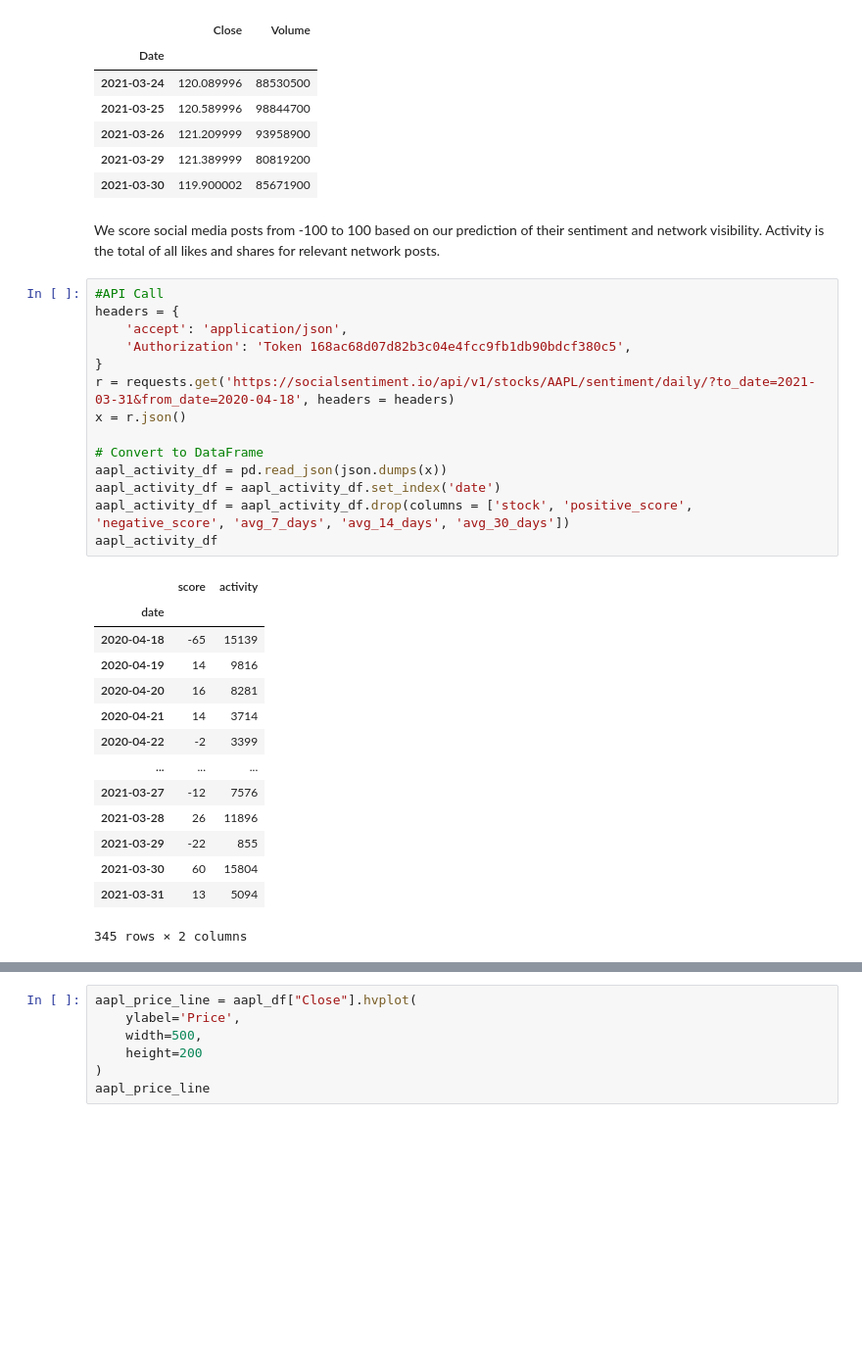
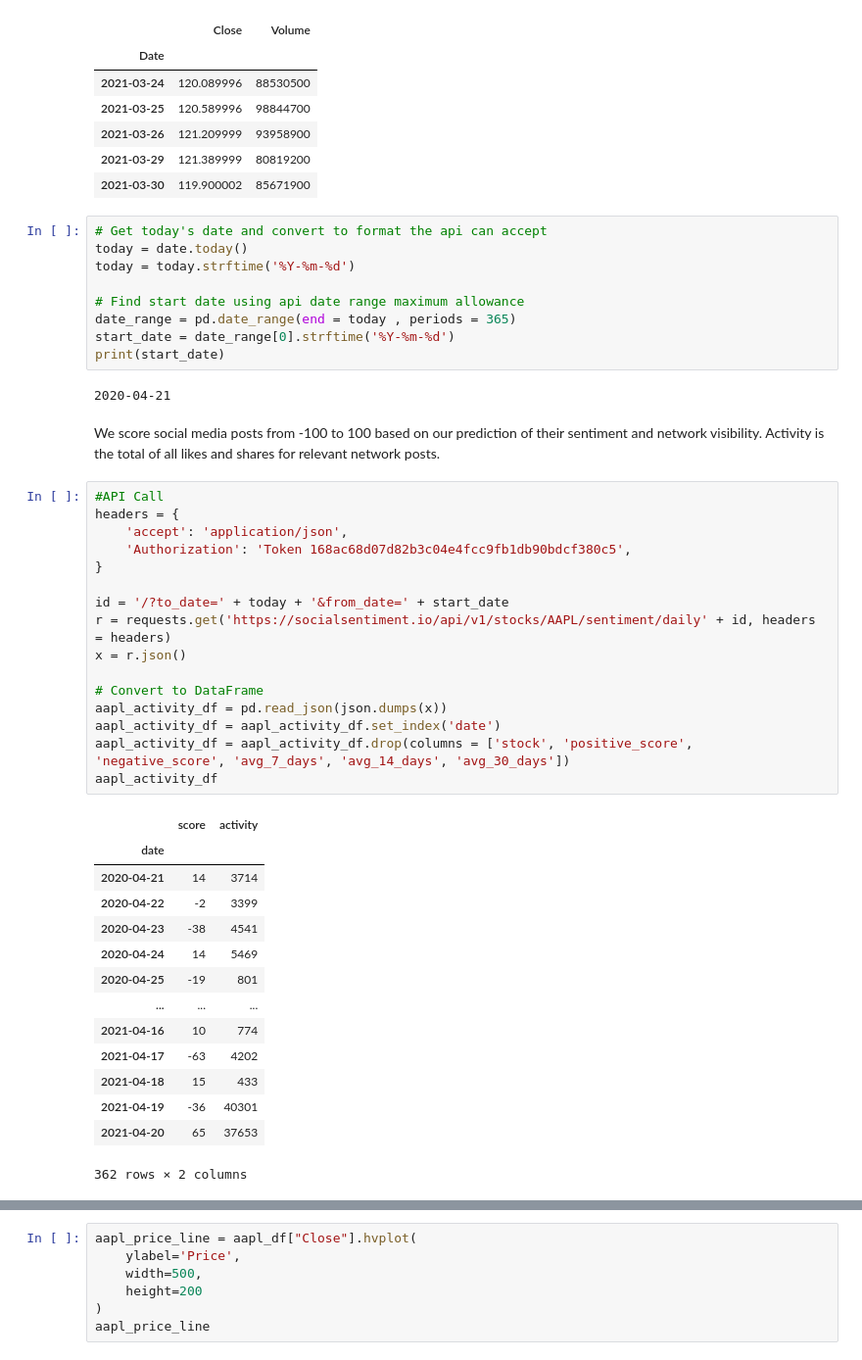
Before and after one commit to stk714/SocialMediaBets, a Jupyter notebook: Social_Sentiment.ipynb, the cells around one changed output, grey strips where cells are left out. Shown at 98% size. Drawn from its saved outputs; the diff is of its cells as text; blank space fills up the shorter version.

```diff
--- a/Social_Sentiment.ipynb
+++ b/Social_Sentiment.ipynb
@@ -33,37 +37,50 @@ aapl_close.tail()
 | 2021-03-26 | 121.209999 | 93958900 |
 | 2021-03-29 | 121.389999 | 80819200 |
 | 2021-03-30 | 119.900002 | 85671900 |
+# %%
+# Get today's date and convert to format the api can accept
+today = date.today()
+today = today.strftime('%Y-%m-%d')
+
+# Find start date using api date range maximum allowance
+date_range = pd.date_range(end = today , periods = 365)
+start_date = date_range[0].strftime('%Y-%m-%d')
+print(start_date)
+# %% [output]
+2020-04-21
 # %% [markdown]
 We score social media posts from -100 to 100 based on our prediction of their sentiment and network visibility. Activity is the total of all likes and shares for relevant network posts.
 # %%
 #API Call
 headers = {
     'accept': 'application/json',
     'Authorization': 'Token 168ac68d07d82b3c04e4fcc9fb1db90bdcf380c5',
 }
-r = requests.get('https://socialsentiment.io/api/v1/stocks/AAPL/sentiment/daily/?to_date=2021-03-31&from_date=2020-04-18', headers = headers)
+
+id = '/?to_date=' + today + '&from_date=' + start_date
+r = requests.get('https://socialsentiment.io/api/v1/stocks/AAPL/sentiment/daily' + id, headers = headers)
 x = r.json()
 
 # Convert to DataFrame
 aapl_activity_df = pd.read_json(json.dumps(x))
 aapl_activity_df = aapl_activity_df.set_index('date')
 aapl_activity_df = aapl_activity_df.drop(columns = ['stock', 'positive_score', 'negative_score', 'avg_7_days', 'avg_14_days', 'avg_30_days'])
 aapl_activity_df
 # %% [output]
 |  | score | activity |
 | date |  |  |
-| 2020-04-18 | -65 | 15139 |
-| 2020-04-19 | 14 | 9816 |
-| 2020-04-20 | 16 | 8281 |
 | 2020-04-21 | 14 | 3714 |
 | 2020-04-22 | -2 | 3399 |
+| 2020-04-23 | -38 | 4541 |
+| 2020-04-24 | 14 | 5469 |
+| 2020-04-25 | -19 | 801 |
 | ... | ... | ... |
-| 2021-03-27 | -12 | 7576 |
-| 2021-03-28 | 26 | 11896 |
-| 2021-03-29 | -22 | 855 |
-| 2021-03-30 | 60 | 15804 |
-| 2021-03-31 | 13 | 5094 |
+| 2021-04-16 | 10 | 774 |
+| 2021-04-17 | -63 | 4202 |
+| 2021-04-18 | 15 | 433 |
+| 2021-04-19 | -36 | 40301 |
+| 2021-04-20 | 65 | 37653 |
-345 rows × 2 columns
+362 rows × 2 columns
 # %%
 aapl_df = pd.concat([aapl_close, aapl_activity_df],axis=1).dropna()
 
```
Also changed, not shown: parts of 7 cells of this notebook, 3 other files.
